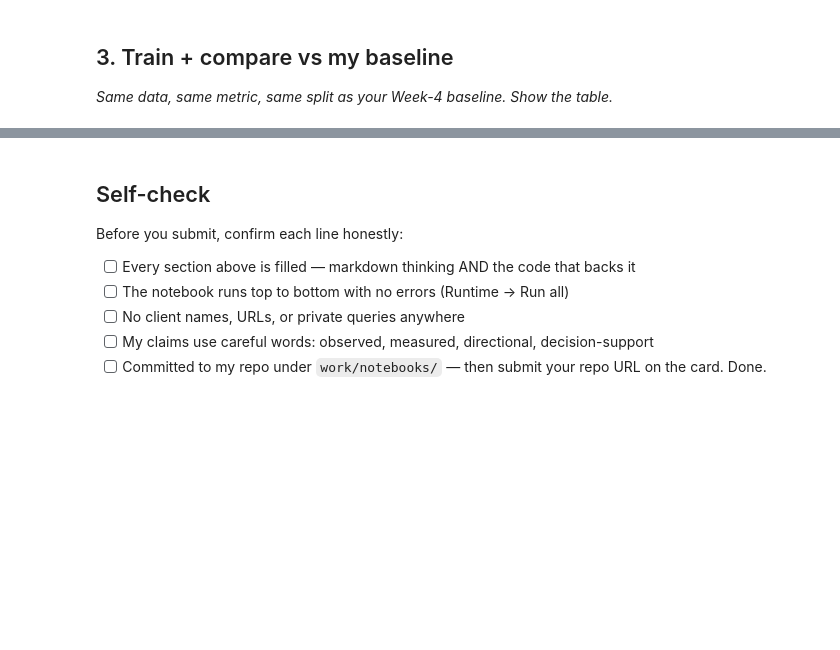
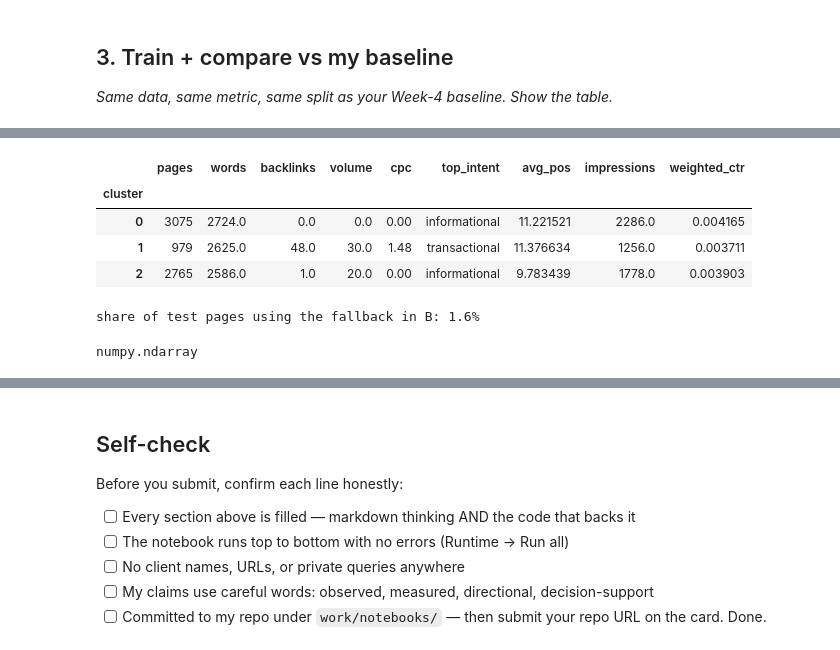
Before and after one commit to adeleke1508/flyrank_week_one_ml_project_1, a Jupyter notebook: work/notebooks/w05_model.ipynb, the cells around one changed output, grey strips where cells are left out. Cells and saved outputs as stored; diff of their text form; code cells hidden in the pictures; blank space fills up the shorter version.

```diff
--- a/work/notebooks/w05_model.ipynb
+++ b/work/notebooks/w05_model.ipynb
@@ -47,0 +307,10 @@ from sklearn.metrics import silhouette_score
+# %%
+prof = train.groupby('cluster').agg(
+    pages=('ctr','size'), words=('word_count','median'), backlinks=('backlinks','median'),
+    volume=('search_volume','median'), cpc=('cpc','median'),
+    top_intent=('main_intent', lambda s: s.mode().iat[0]),
+    avg_pos=('avg_position','median'),
+    impressions=('impressions','median'),
+    weighted_ctr=('clicks', 'sum'))
+prof['weighted_ctr'] = prof['weighted_ctr'] / train.groupby('cluster')['impressions'].sum()
+print(prof.round(4))
@@ -47,0 +339,8 @@ from sklearn.metrics import silhouette_score
+# %%
+prof
+# %% [output]
+|  | pages | words | backlinks | volume | cpc | top_intent | avg_pos | impressions | weighted_ctr |
+| cluster |  |  |  |  |  |  |  |  |  |
+| 0 | 3075 | 2724.0 | 0.0 | 0.0 | 0.00 | informational | 11.221521 | 2286.0 | 0.004165 |
+| 1 | 979 | 2625.0 | 48.0 | 30.0 | 1.48 | transactional | 11.376634 | 1256.0 | 0.003711 |
+| 2 | 2765 | 2586.0 | 1.0 | 20.0 | 0.00 | informational | 9.783439 | 1778.0 | 0.003903 |
@@ -47,0 +355,15 @@ from sklearn.metrics import silhouette_score
+# %%
+#position x archetype, with fallback to A when a cell is too small
+MIN_N = 50
+cell = train.groupby(['pb', 'cluster']).agg(n=('ctr', 'size'), clicks=('clicks', 'sum'), imps=('impressions', 'sum'))
+cell['pred'] = cell['clicks'] / cell['imps']
+cell = cell.loc[cell['n'] >= MIN_N, 'pred']
+test = test.join(cell.rename('predB'), on=['pb','cluster'])
+print("share of test pages using the fallback in B: %.1f%%" % (100 * test['predB'].isna().mean()))
+test['predB'] = test['predB'].fillna(test['predA'])
+# %% [output]
+share of test pages using the fallback in B: 1.6%
+# %%
+type(scaled_x_train)
+# %% [output]
+numpy.ndarray
```
Also changed, not shown: parts of 43 cells of this notebook.
